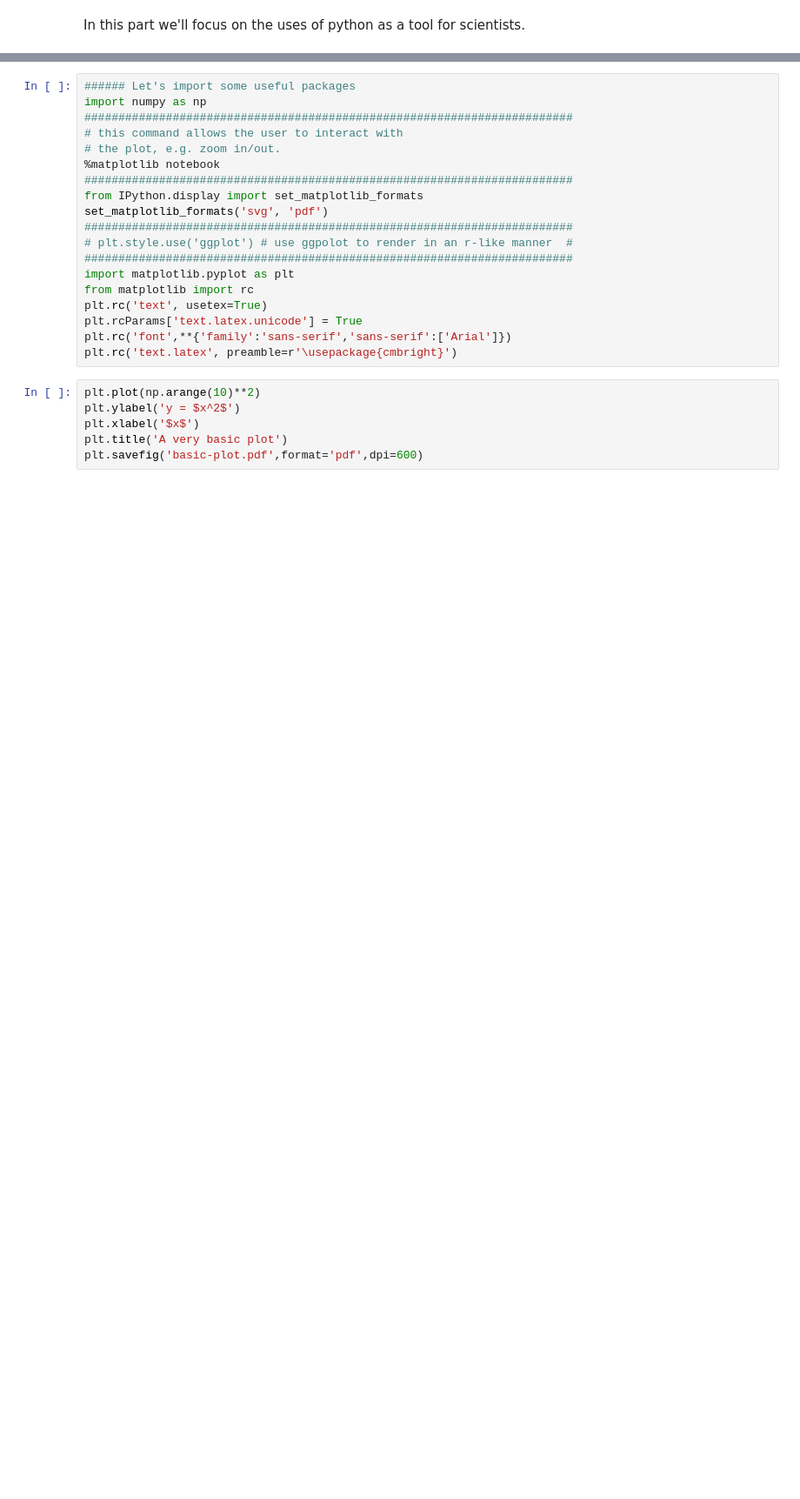
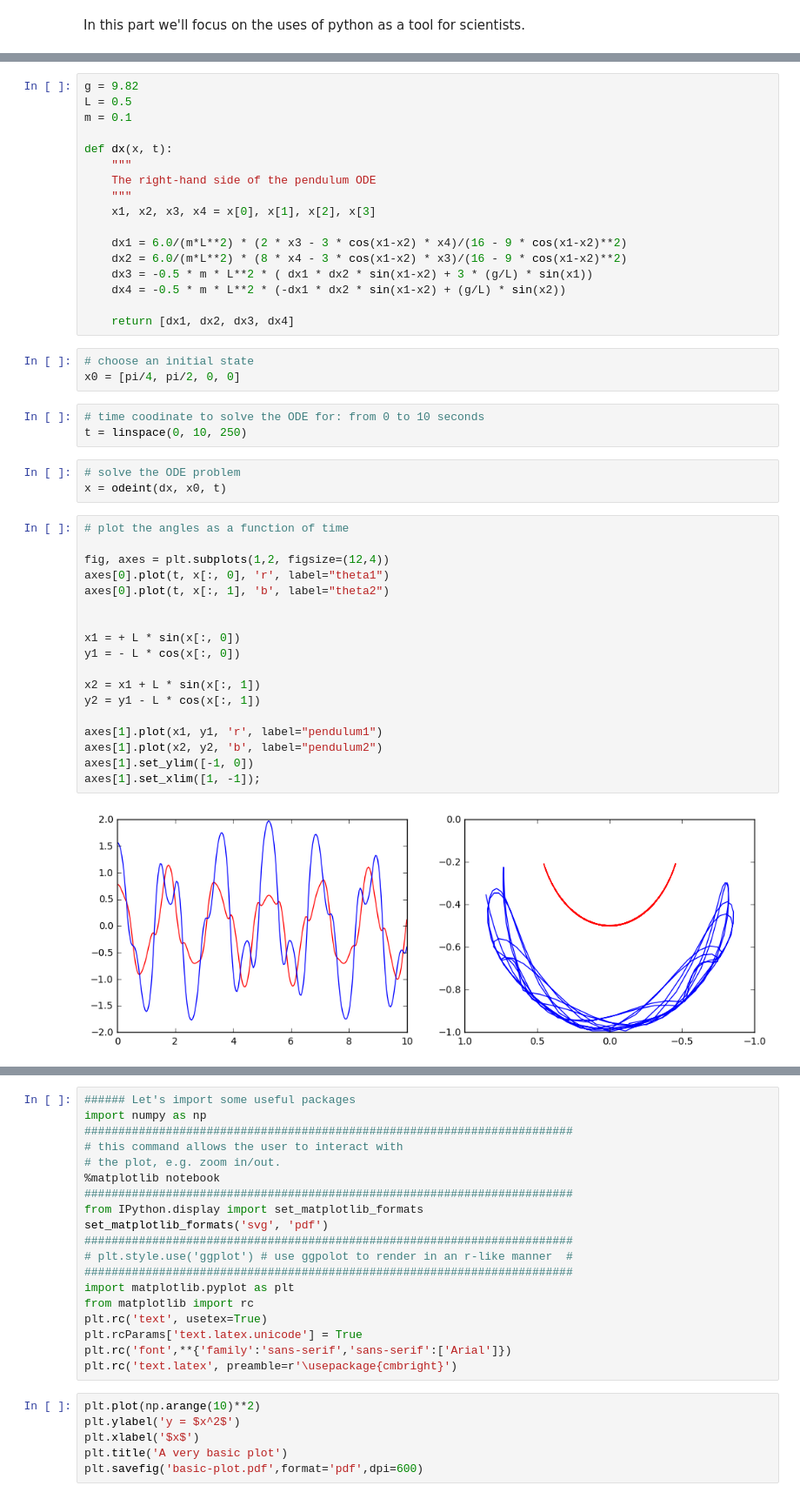
Before and after one commit to burbanom/PHENIX-lands-upon-Jupyter, a Jupyter notebook: scientific-python.ipynb, the cells around one changed output, grey strips where cells are left out. Shown at 87% size. Saved outputs shown, nothing was run; the diff lists cells and outputs as text; blank space fills up the shorter version.

```diff
--- a/scientific-python.ipynb
+++ b/scientific-python.ipynb
@@ -8,0 +1455,46 @@ In this part we'll focus on the uses of python as a tool for scientists.
+# %%
+g = 9.82
+L = 0.5
+m = 0.1
+
+def dx(x, t):
+    """
+    The right-hand side of the pendulum ODE
+    """
+    x1, x2, x3, x4 = x[0], x[1], x[2], x[3]
+
+    dx1 = 6.0/(m*L**2) * (2 * x3 - 3 * cos(x1-x2) * x4)/(16 - 9 * cos(x1-x2)**2)
+    dx2 = 6.0/(m*L**2) * (8 * x4 - 3 * cos(x1-x2) * x3)/(16 - 9 * cos(x1-x2)**2)
+    dx3 = -0.5 * m * L**2 * ( dx1 * dx2 * sin(x1-x2) + 3 * (g/L) * sin(x1))
+    dx4 = -0.5 * m * L**2 * (-dx1 * dx2 * sin(x1-x2) + (g/L) * sin(x2))
+
+    return [dx1, dx2, dx3, dx4]
+# %%
+# choose an initial state
+x0 = [pi/4, pi/2, 0, 0]
+# %%
+# time coodinate to solve the ODE for: from 0 to 10 seconds
+t = linspace(0, 10, 250)
+# %%
+# solve the ODE problem
+x = odeint(dx, x0, t)
+# %%
+# plot the angles as a function of time
+
+fig, axes = plt.subplots(1,2, figsize=(12,4))
+axes[0].plot(t, x[:, 0], 'r', label="theta1")
+axes[0].plot(t, x[:, 1], 'b', label="theta2")
+
+
+x1 = + L * sin(x[:, 0])
+y1 = - L * cos(x[:, 0])
+
+x2 = x1 + L * sin(x[:, 1])
+y2 = y1 - L * cos(x[:, 1])
+
+axes[1].plot(x1, y1, 'r', label="pendulum1")
+axes[1].plot(x2, y2, 'b', label="pendulum2")
+axes[1].set_ylim([-1, 0])
+axes[1].set_xlim([1, -1]);
+# %% [output]
+[figure, added]
```
Also changed, not shown: parts of 446 cells of this notebook, 1 other file.
